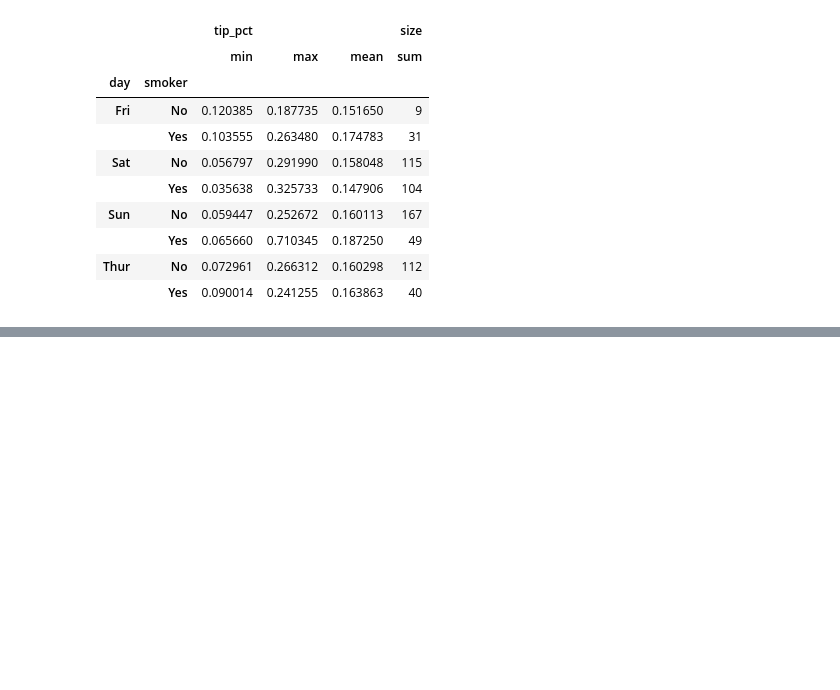
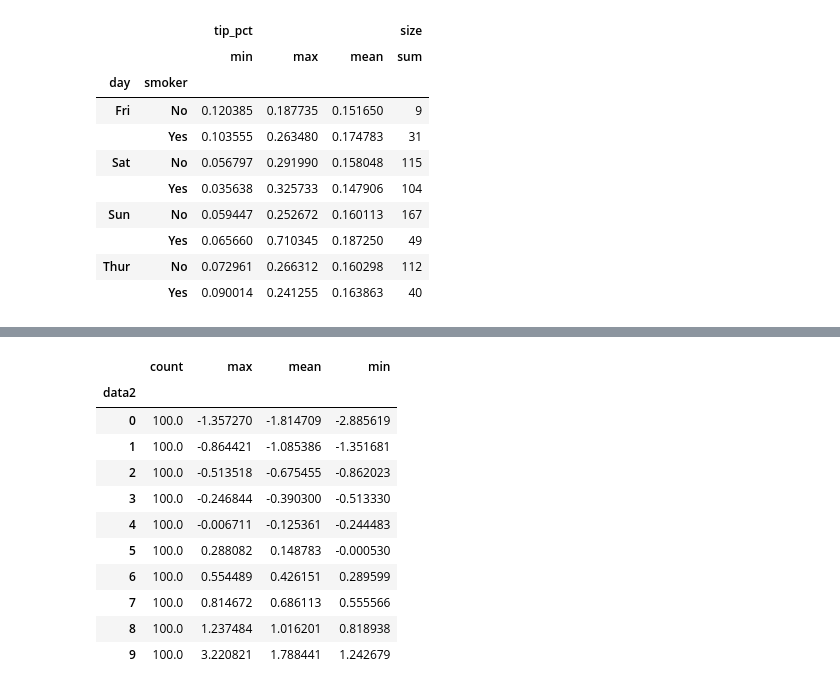
Before and after one commit to lj72808up/AI_Handcraft, a Jupyter notebook: blog/pandas数据处理/7-聚合与分组.ipynb, the cells around one changed output, grey strips where cells are left out. Cells and saved outputs as stored; diff of their text form; code cells hidden in the pictures; blank space fills up the shorter version.

```diff
--- a/blog/pandas数据处理/7-聚合与分组.ipynb
+++ b/blog/pandas数据处理/7-聚合与分组.ipynb
@@ -363,0 +400,4 @@ grouped.agg({'tip_pct':['min','max','mean'],'size':'sum'})
+# %%
+df = pd.DataFrame({'data1':np.random.randn(1000),
+                  'data2':np.random.randn(1000)})
+df.head()
@@ -363,0 +411,9 @@ grouped.agg({'tip_pct':['min','max','mean'],'size':'sum'})
+# %%
+# cut面元+group分组
+def get_status(group):
+    return {'min':group.min(),'max':group.max(),
+            'count':group.count(),'mean':group.mean()}
+quartiles = pd.cut(df['data1'],4)
+grouped = df['data2'].groupby(quartiles)
+obj = grouped.apply(get_status)
+obj.unstack()
@@ -363,0 +427,17 @@ grouped.agg({'tip_pct':['min','max','mean'],'size':'sum'})
+# %%
+# qcut分位数分组
+grouping = pd.qcut(df['data2'],10,labels=False)
+df['data2'].groupby(grouping).apply(get_status).unstack()
+# %% [output]
+|  | count | max | mean | min |
+| data2 |  |  |  |  |
+| 0 | 100.0 | -1.357270 | -1.814709 | -2.885619 |
+| 1 | 100.0 | -0.864421 | -1.085386 | -1.351681 |
+| 2 | 100.0 | -0.513518 | -0.675455 | -0.862023 |
+| 3 | 100.0 | -0.246844 | -0.390300 | -0.513330 |
+| 4 | 100.0 | -0.006711 | -0.125361 | -0.244483 |
+| 5 | 100.0 | 0.288082 | 0.148783 | -0.000530 |
+| 6 | 100.0 | 0.554489 | 0.426151 | 0.289599 |
+| 7 | 100.0 | 0.814672 | 0.686113 | 0.555566 |
+| 8 | 100.0 | 1.237484 | 1.016201 | 0.818938 |
+| 9 | 100.0 | 3.220821 | 1.788441 | 1.242679 |
```
Also changed, not shown: parts of 30 cells of this notebook, 1 other file.
